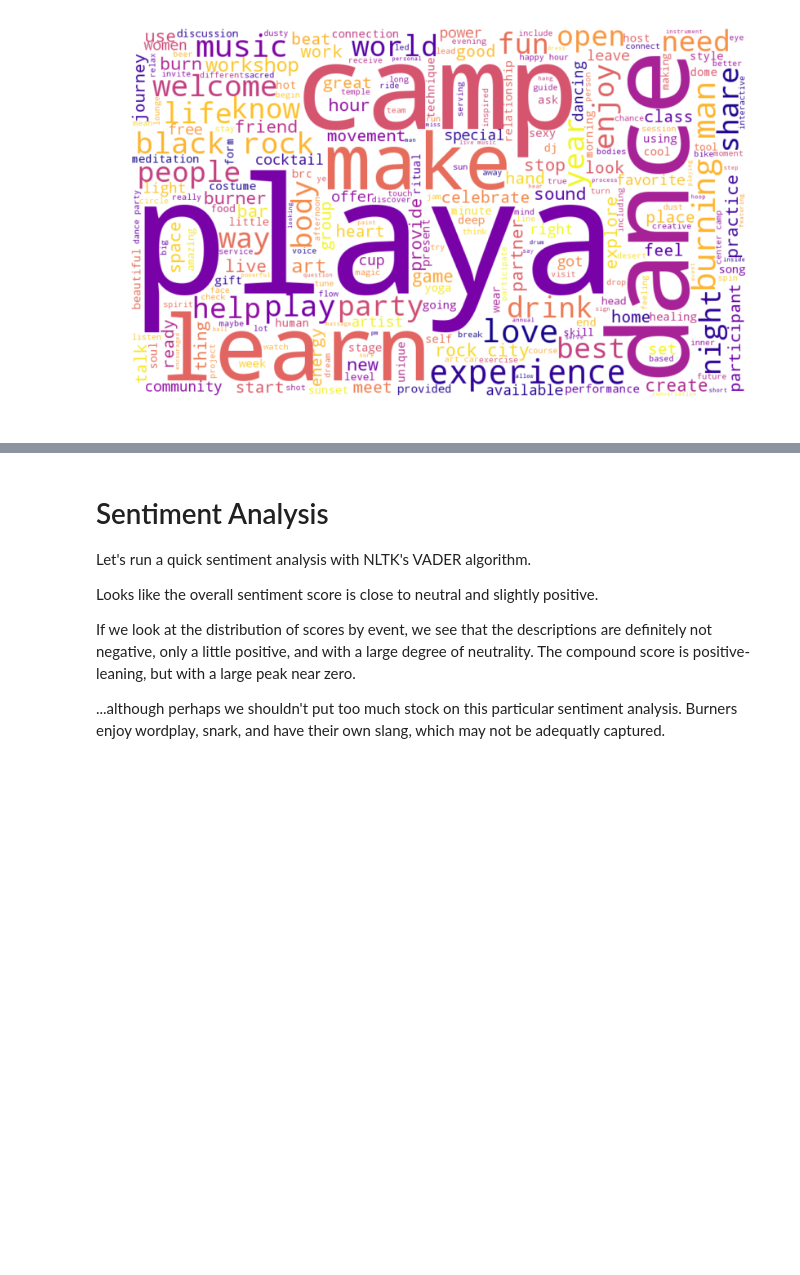
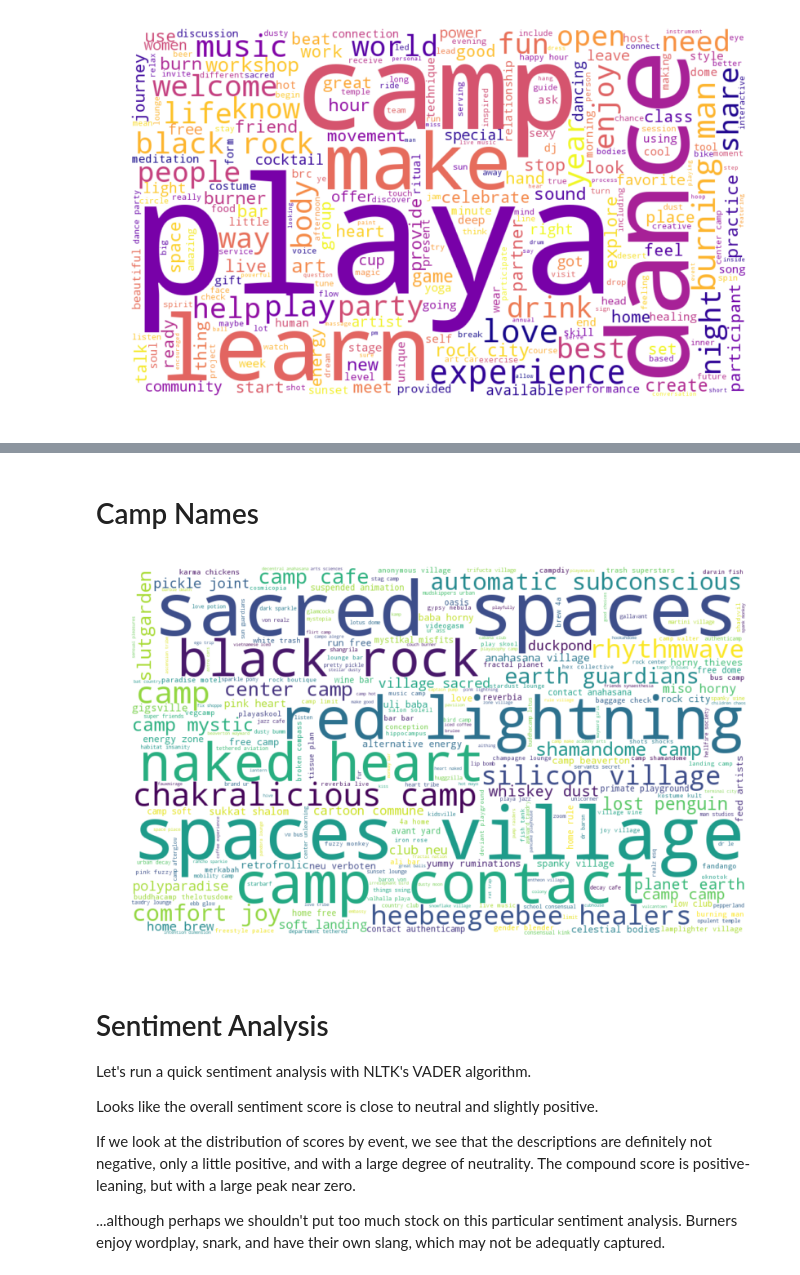
Before and after one commit to nikitabu/Playa_Events, a Jupyter notebook: Playa Events Analysis.ipynb, the cells around one changed output, grey strips where cells are left out. Cells and saved outputs as stored; diff of their text form; code cells hidden in the pictures; blank space fills up the shorter version.

```diff
--- a/Playa Events Analysis.ipynb
+++ b/Playa Events Analysis.ipynb
@@ -880,3 +992,24 @@ plt.show()
+# %% [markdown]
+# Camp Names
+# %%
+text = ' '.join(list(df['Hosted by Camp'].values.astype(str))).lower().replace('\n', '').replace('\r', '');
+
+wordcloud = WordCloud(
+    max_words=limit,
+    stopwords=english_stopwords,
+    background_color=bgcolor,
+    width = 1000,
+    height = 600,
+    colormap = 'viridis'
+).generate(text)
+
+fig = plt.figure(figsize=(10, 6), dpi=100);
+
+plt.imshow(wordcloud.recolor(random_state=3), interpolation="bilinear")
+plt.axis('off')
+plt.show()
+# %% [output]
+[figure, added]
 # %% [markdown]
 # Sentiment Analysis
 
```
Also changed, not shown: parts of 20 cells of this notebook.
